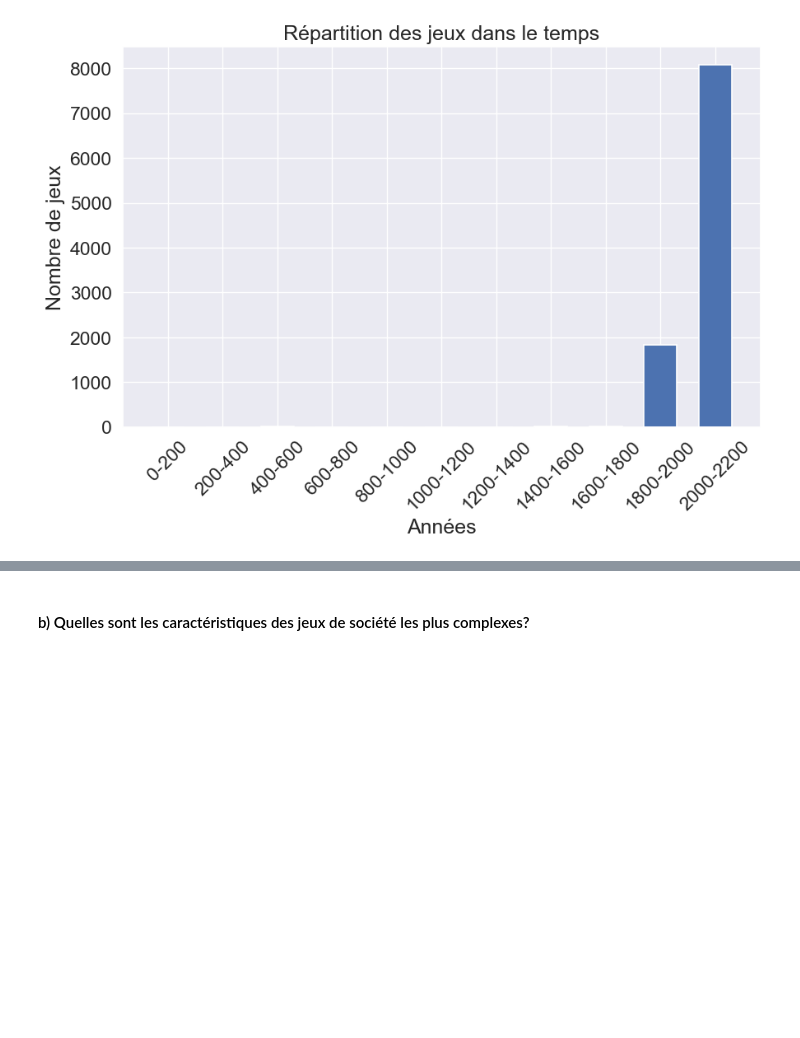
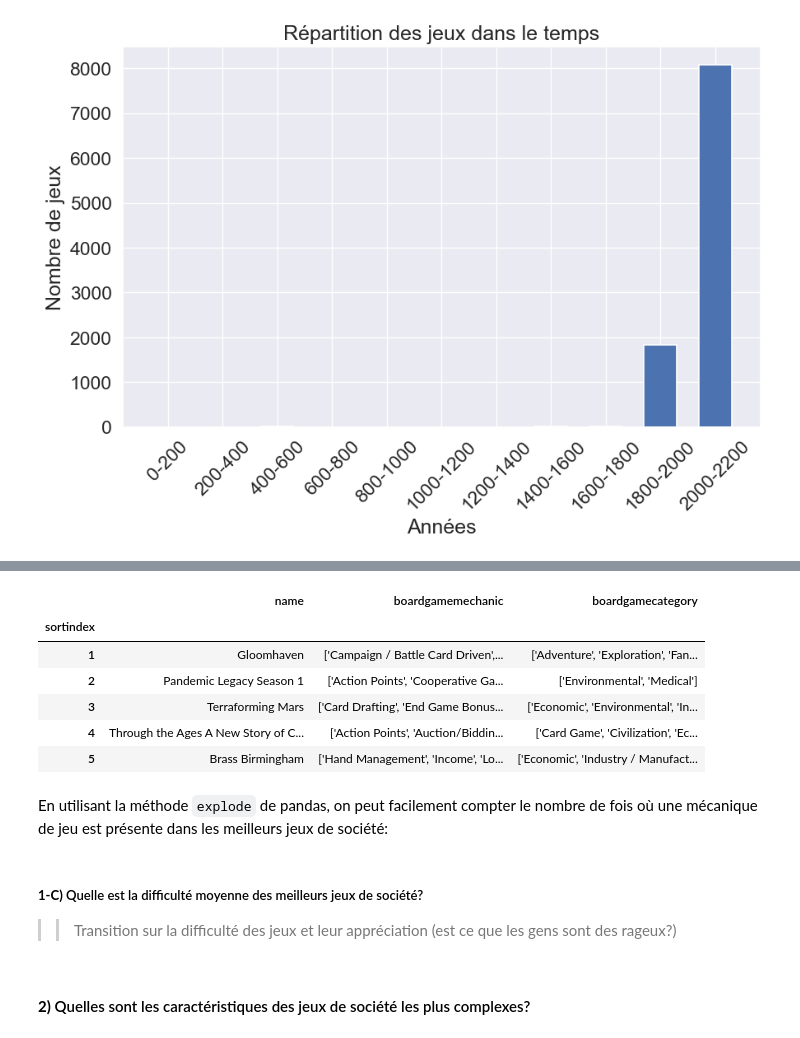
Before and after one commit to LOISGALLAUD/issd, a Jupyter notebook: PROJET/LGALLAUD.ipynb, the cells around one changed output, grey strips where cells are left out. Cells and saved outputs as stored; diff of their text form; code cells hidden in the pictures; blank space fills up the shorter version.

```diff
--- a/PROJET/LGALLAUD.ipynb
+++ b/PROJET/LGALLAUD.ipynb
@@ -344,0 +328,14 @@ plt.show()
+# %%
+mech_cat_games = pd.DataFrame({'name': good_games['name'], 'boardgamemechanic': good_games['boardgamemechanic'], 'boardgamecategory': good_games['boardgamecategory']})
+
+mech_cat_games.head()
+# %% [output]
+|  | name | boardgamemechanic | boardgamecategory |
+| sortindex |  |  |  |
+| 1 | Gloomhaven | ['Campaign / Battle Card Driven',... | ['Adventure', 'Exploration', 'Fan... |
+| 2 | Pandemic Legacy Season 1 | ['Action Points', 'Cooperative Ga... | ['Environmental', 'Medical'] |
+| 3 | Terraforming Mars | ['Card Drafting', 'End Game Bonus... | ['Economic', 'Environmental', 'In... |
+| 4 | Through the Ages A New Story of C... | ['Action Points', 'Auction/Biddin... | ['Card Game', 'Civilization', 'Ec... |
+| 5 | Brass Birmingham | ['Hand Management', 'Income', 'Lo... | ['Economic', 'Industry / Manufact... |
+# %% [markdown]
+En utilisant la méthode `explode` de pandas, on peut facilement compter le nombre de fois où une mécanique de jeu est présente dans les meilleurs jeux de société:
@@ -345,4 +346,8 @@ plt.show()
+# %% [markdown]
+
+##### **1-C)** Quelle est la difficulté moyenne des meilleurs jeux de société?
+>> Transition sur la difficulté des jeux et leur appréciation (est ce que les gens sont des rageux?)
 # %% [markdown]
 
 
-#### b) Quelles sont les caractéristiques des jeux de société les plus complexes?
+#### **2)** Quelles sont les caractéristiques des jeux de société les plus complexes?
```
Also changed, not shown: parts of 15 cells of this notebook.
